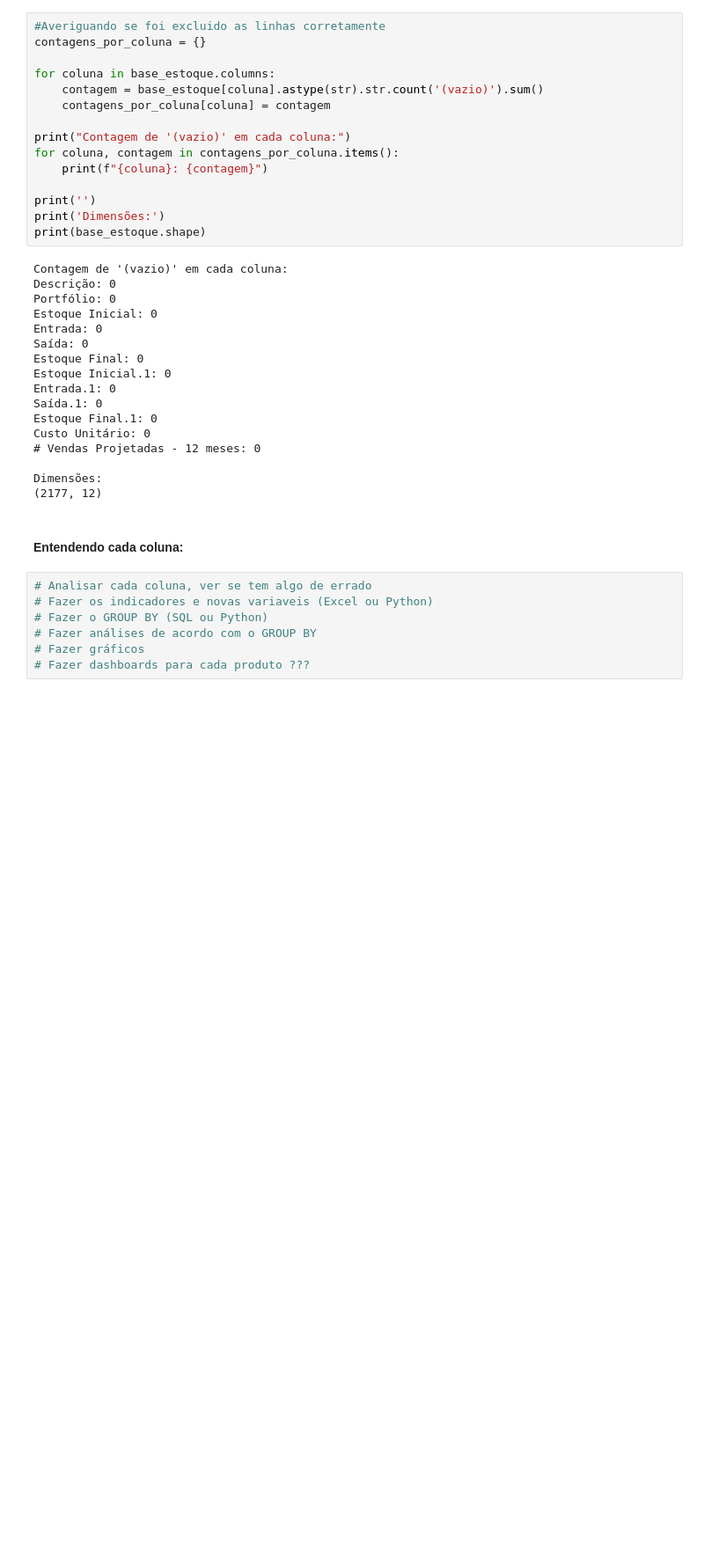
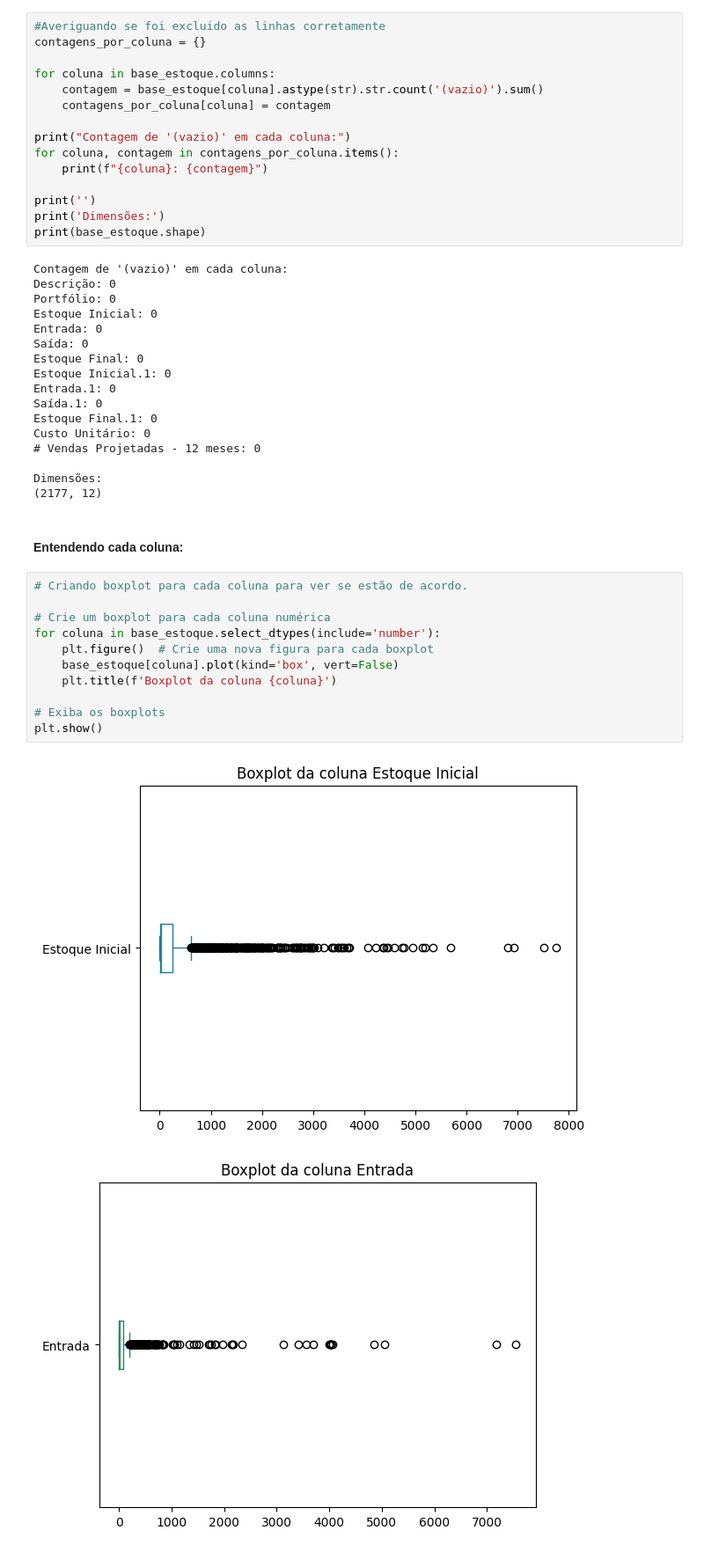
Before and after one commit to augustopinho/TB_analise_exploratoria, a Jupyter notebook: Tratamento_dataset.ipynb, the cells around one changed output. Shown at 88% size. Cells and saved outputs as stored; diff of their text form; blank space fills up the shorter version.

```diff
--- a/Tratamento_dataset.ipynb
+++ b/Tratamento_dataset.ipynb
@@ -199,10 +205,17 @@ Dimensões:
 (2177, 12)
 # %% [markdown]
 #### Entendendo cada coluna:
-# %%
-# Analisar cada coluna, ver se tem algo de errado
-# Fazer os indicadores e novas variaveis (Excel ou Python)
-# Fazer o GROUP BY (SQL ou Python)
-# Fazer análises de acordo com o GROUP BY
-# Fazer gráficos
-# Fazer dashboards para cada produto ???
+# %%
+# Criando boxplot para cada coluna para ver se estão de acordo.
+
+# Crie um boxplot para cada coluna numérica
+for coluna in base_estoque.select_dtypes(include='number'):
+    plt.figure()  # Crie uma nova figura para cada boxplot
+    base_estoque[coluna].plot(kind='box', vert=False)
+    plt.title(f'Boxplot da coluna {coluna}')
+
+# Exiba os boxplots
+plt.show()
+# %% [output]
+[figure, added]
+[figure, added]
```
Also changed, not shown: parts of 7 cells of this notebook.
